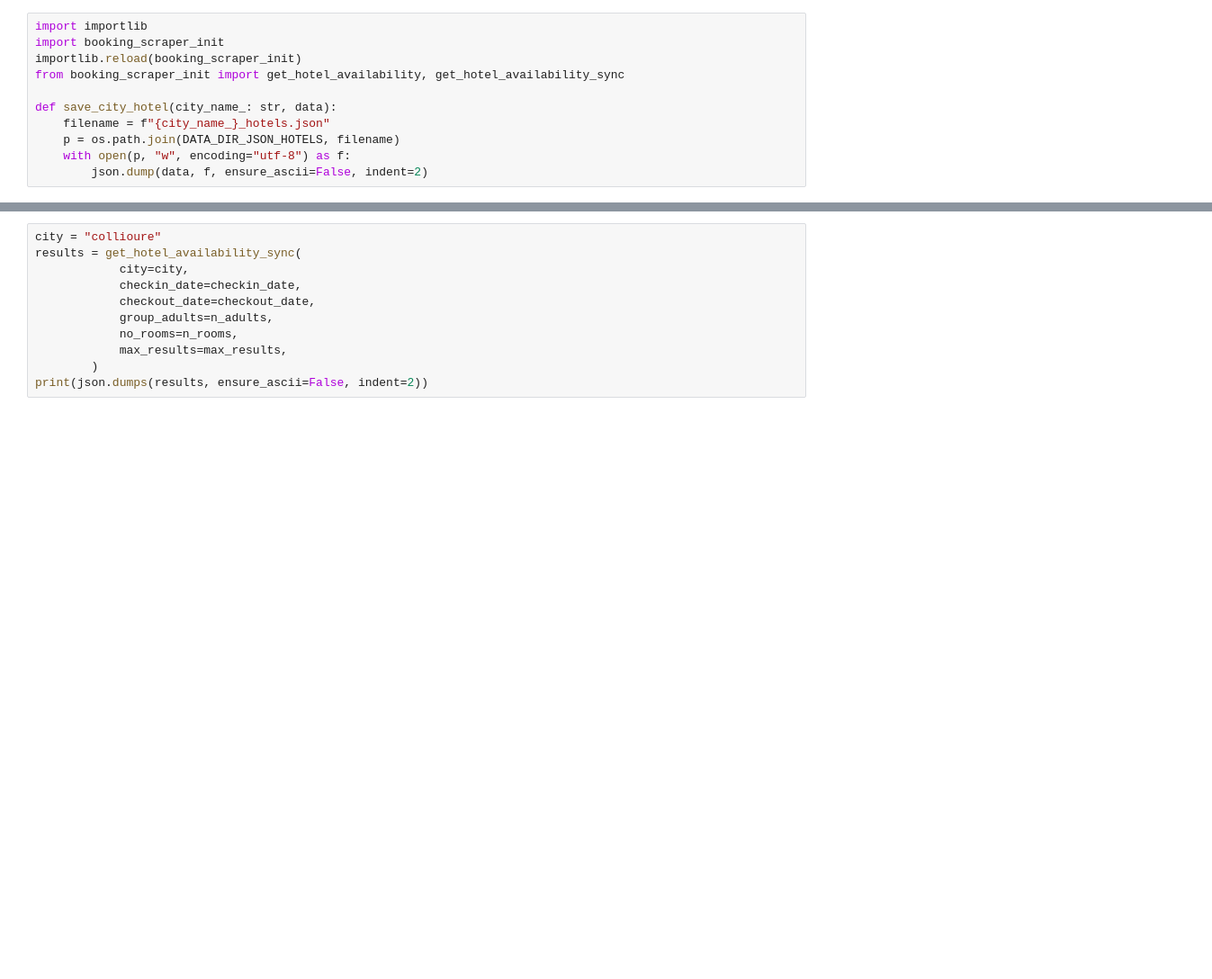
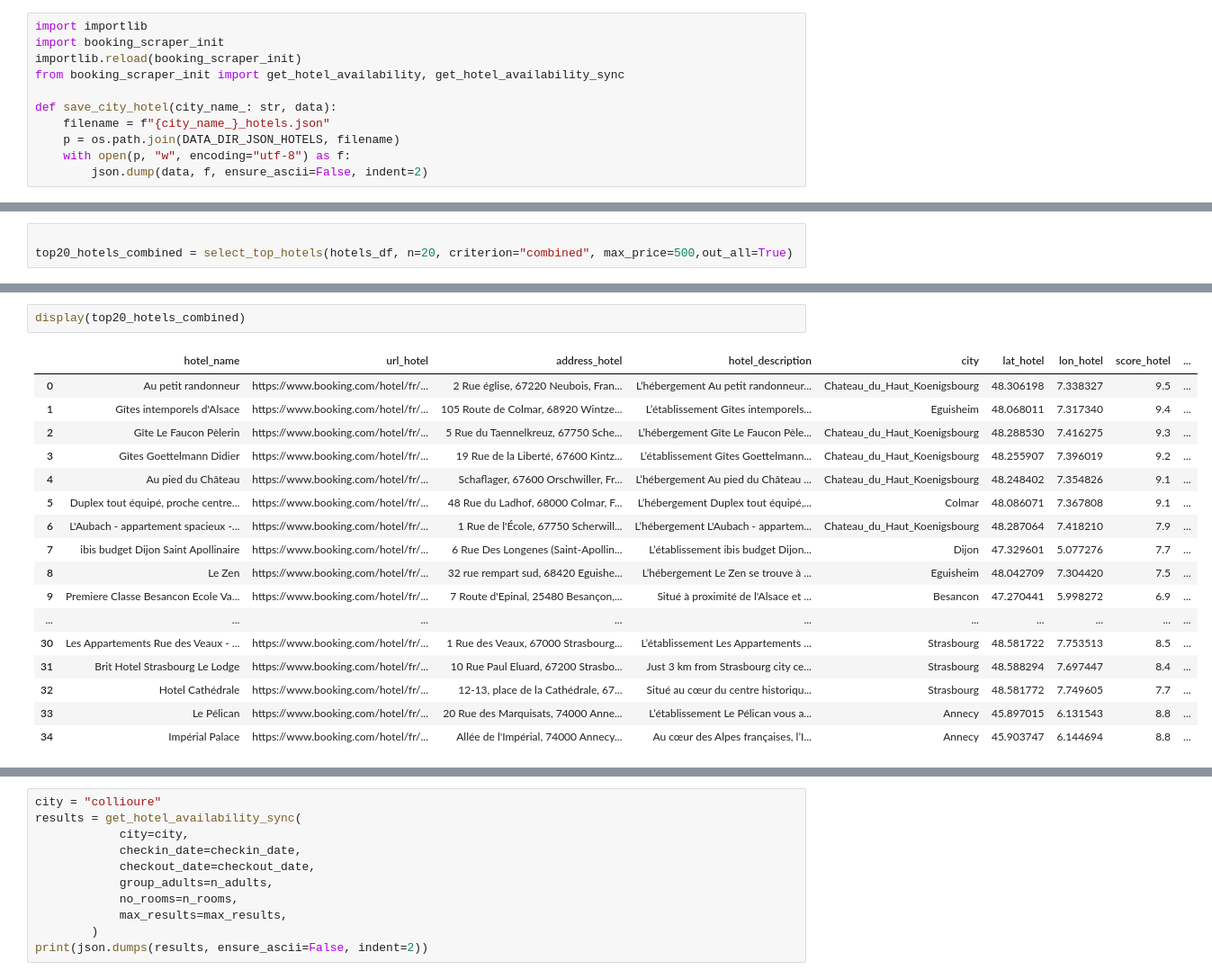
Before and after one commit to cyrilbraguy/Bl1_kayak, a Jupyter notebook: src/01-Plan_your_trip_with_Kayak_cyril.ipynb, the cells around one changed output, grey strips where cells are left out. Shown at 90% size. Drawn from its saved outputs; the diff is of its cells as text; blank space fills up the shorter version.

```diff
--- a/src/01-Plan_your_trip_with_Kayak_cyril.ipynb
+++ b/src/01-Plan_your_trip_with_Kayak_cyril.ipynb
@@ -1179,0 +1242,3 @@ ATTENTION : get_hotel_availability_sync() est un wrapper synchrone pour Jupyter/
+# %%
+
+top20_hotels_combined = select_top_hotels(hotels_df, n=20, criterion="combined", max_price=500,out_all=True)
@@ -1180,2 +1257,22 @@ ATTENTION : get_hotel_availability_sync() est un wrapper synchrone pour Jupyter/
+# %%
+display(top20_hotels_combined)
+# %% [output]
+|  | hotel_name | url_hotel | address_hotel | hotel_description | city | lat_hotel | lon_hotel | score_hotel | ... |
+| 0 | Au petit randonneur | https://www.booking.com/hotel/fr/... | 2 Rue église, 67220 Neubois, Fran... | L’hébergement Au petit randonneur... | Chateau_du_Haut_Koenigsbourg | 48.306198 | 7.338327 | 9.5 | ... |
+| 1 | Gîtes intemporels d'Alsace | https://www.booking.com/hotel/fr/... | 105 Route de Colmar, 68920 Wintze... | L’établissement Gîtes intemporels... | Eguisheim | 48.068011 | 7.317340 | 9.4 | ... |
+| 2 | Gîte Le Faucon Pèlerin | https://www.booking.com/hotel/fr/... | 5 Rue du Taennelkreuz, 67750 Sche... | L’hébergement Gîte Le Faucon Pèle... | Chateau_du_Haut_Koenigsbourg | 48.288530 | 7.416275 | 9.3 | ... |
+| 3 | Gîtes Goettelmann Didier | https://www.booking.com/hotel/fr/... | 19 Rue de la Liberté, 67600 Kintz... | L’établissement Gîtes Goettelmann... | Chateau_du_Haut_Koenigsbourg | 48.255907 | 7.396019 | 9.2 | ... |
+| 4 | Au pied du Château | https://www.booking.com/hotel/fr/... | Schaflager, 67600 Orschwiller, Fr... | L’hébergement Au pied du Château ... | Chateau_du_Haut_Koenigsbourg | 48.248402 | 7.354826 | 9.1 | ... |
+| 5 | Duplex tout équipé, proche centre... | https://www.booking.com/hotel/fr/... | 48 Rue du Ladhof, 68000 Colmar, F... | L’hébergement Duplex tout équipé,... | Colmar | 48.086071 | 7.367808 | 9.1 | ... |
+| 6 | L'Aubach - appartement spacieux -... | https://www.booking.com/hotel/fr/... | 1 Rue de l'École, 67750 Scherwill... | L’hébergement L'Aubach - appartem... | Chateau_du_Haut_Koenigsbourg | 48.287064 | 7.418210 | 7.9 | ... |
+| 7 | ibis budget Dijon Saint Apollinaire | https://www.booking.com/hotel/fr/... | 6 Rue Des Longenes (Saint-Apollin... | L’établissement ibis budget Dijon... | Dijon | 47.329601 | 5.077276 | 7.7 | ... |
+| 8 | Le Zen | https://www.booking.com/hotel/fr/... | 32 rue rempart sud, 68420 Eguishe... | L’hébergement Le Zen se trouve à ... | Eguisheim | 48.042709 | 7.304420 | 7.5 | ... |
+| 9 | Premiere Classe Besancon Ecole Va... | https://www.booking.com/hotel/fr/... | 7 Route d'Epinal, 25480 Besançon,... | Situé à proximité de l'Alsace et ... | Besancon | 47.270441 | 5.998272 | 6.9 | ... |
+| ... | ... | ... | ... | ... | ... | ... | ... | ... | ... |
+| 30 | Les Appartements Rue des Veaux - ... | https://www.booking.com/hotel/fr/... | 1 Rue des Veaux, 67000 Strasbourg... | L’établissement Les Appartements ... | Strasbourg | 48.581722 | 7.753513 | 8.5 | ... |
+| 31 | Brit Hotel Strasbourg Le Lodge | https://www.booking.com/hotel/fr/... | 10 Rue Paul Eluard, 67200 Strasbo... | Just 3 km from Strasbourg city ce... | Strasbourg | 48.588294 | 7.697447 | 8.4 | ... |
+| 32 | Hotel Cathédrale | https://www.booking.com/hotel/fr/... | 12-13, place de la Cathédrale, 67... | Situé au cœur du centre historiqu... | Strasbourg | 48.581772 | 7.749605 | 7.7 | ... |
+| 33 | Le Pélican | https://www.booking.com/hotel/fr/... | 20 Rue des Marquisats, 74000 Anne... | L’établissement Le Pélican vous a... | Annecy | 45.897015 | 6.131543 | 8.8 | ... |
+| 34 | Impérial Palace | https://www.booking.com/hotel/fr/... | Allée de l'Impérial, 74000 Annecy... | Au cœur des Alpes françaises, l’I... | Annecy | 45.903747 | 6.144694 | 8.8 | ... |
 # %%
 print("Top 20 hotels (combined score & price):")
```
Also changed, not shown: parts of 33 cells of this notebook, 21 other files.
